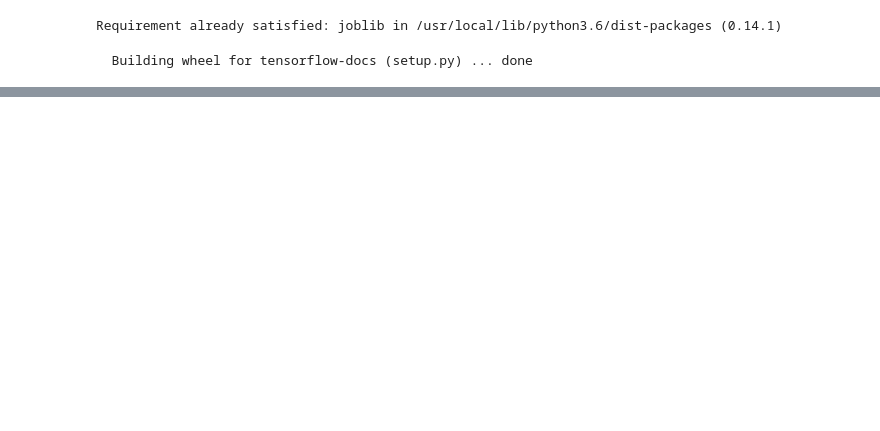
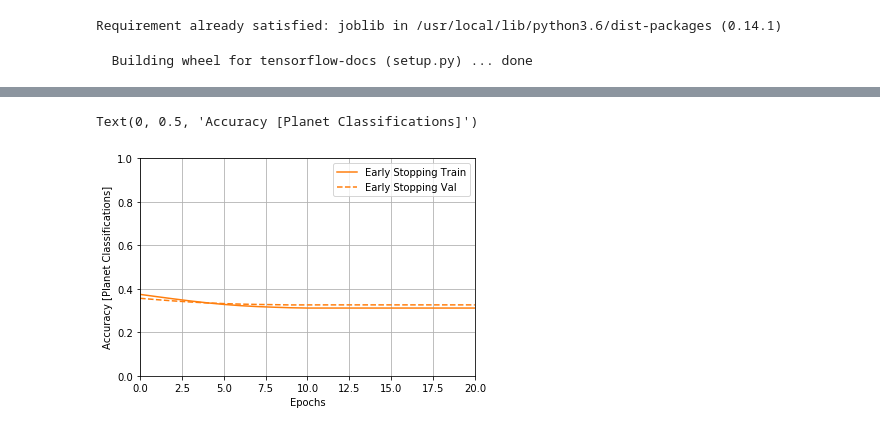
Before and after one commit to JonathanCornish/machine-learning-challenge, a Jupyter notebook: ML_Model_1.ipynb, the cells around one changed output, grey strips where cells are left out. Saved outputs shown, nothing was run; the diff lists cells and outputs as text; code cells hidden in the pictures; blank space fills up the shorter version.

```diff
--- a/ML_Model_1.ipynb
+++ b/ML_Model_1.ipynb
@@ -55,0 +442,7 @@ FileNotFoundError: ignored
+# %%
+plotter.plot({'Early Stopping': early_history}, metric = "acc")
+plt.ylim([0, 1])
+plt.ylabel('Accuracy [Planet Classifications]')
+# %% [output]
+Text(0, 0.5, 'Accuracy [Planet Classifications]')
+[figure, added]
```
Also changed, not shown: parts of 47 cells of this notebook.
